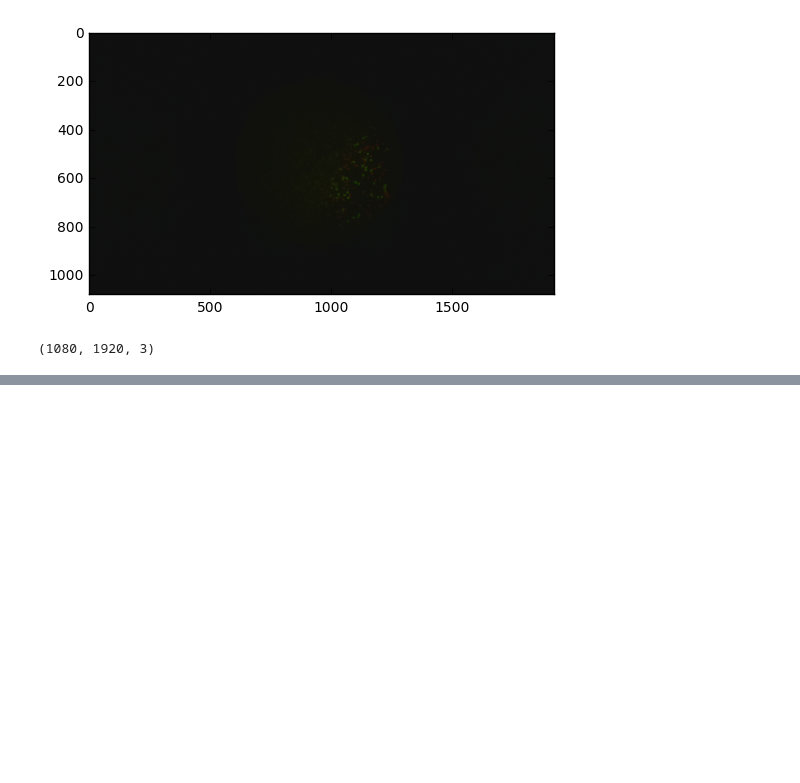
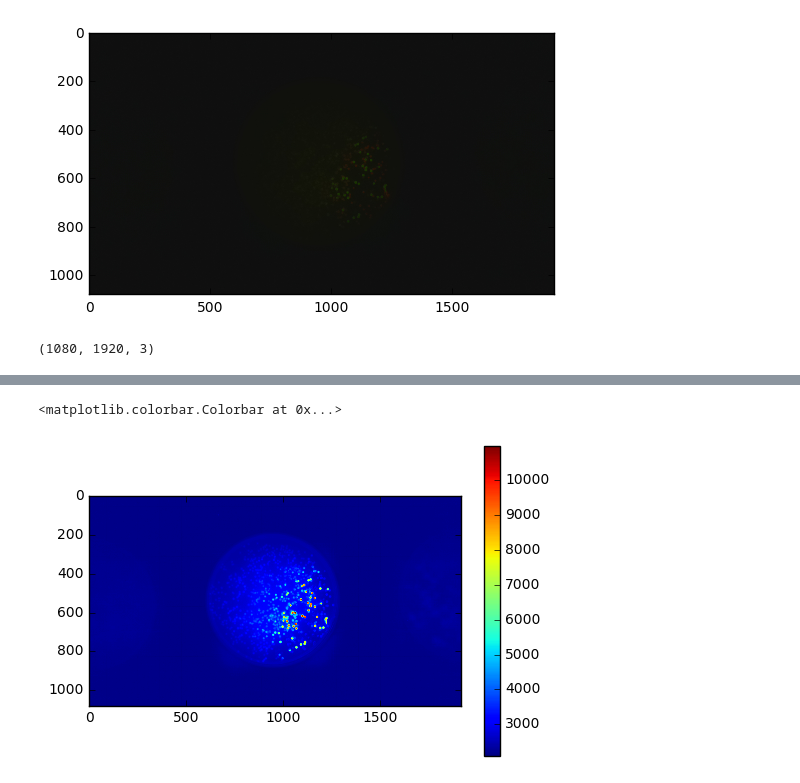
Before and after one commit to RudgeLab/FluoPi, a Jupyter notebook: Analysis.ipynb, the cells around one changed output, grey strips where cells are left out. Saved outputs shown, nothing was run; the diff lists cells and outputs as text; code cells hidden in the pictures; blank space fills up the shorter version.

```diff
--- a/Analysis.ipynb
+++ b/Analysis.ipynb
@@ -40,0 +40,7 @@ plt.colorbar()
+# %%
+ims_sum = ims.sum(axis=2)
+plt.imshow(ims_sum)
+plt.colorbar()
+# %% [output]
+<matplotlib.colorbar.Colorbar at 0x...>
+[figure, added]
```
Also changed, not shown: parts of 13 cells of this notebook.
